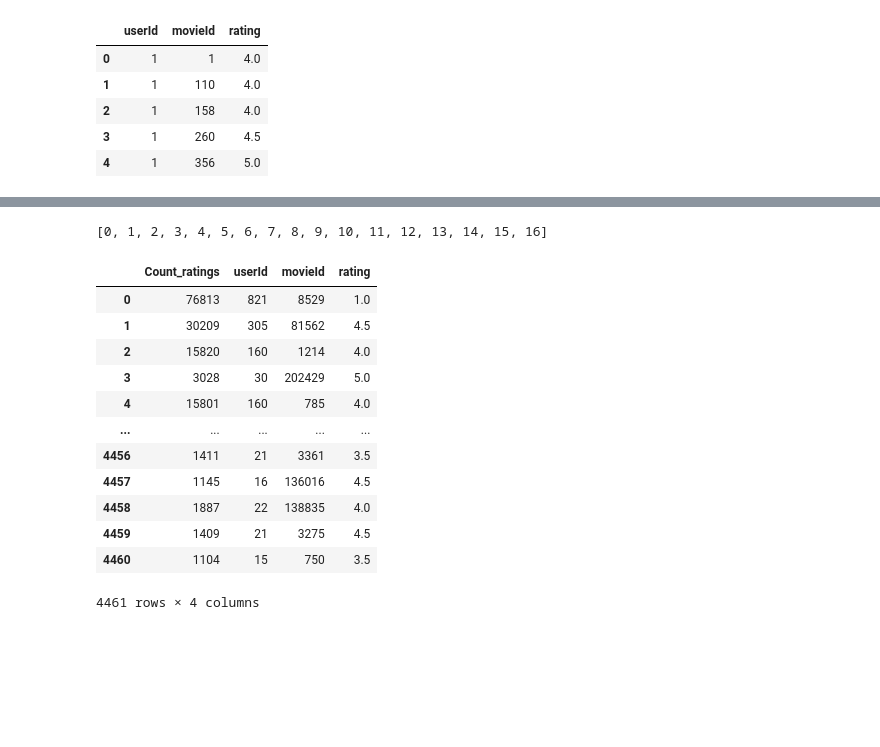
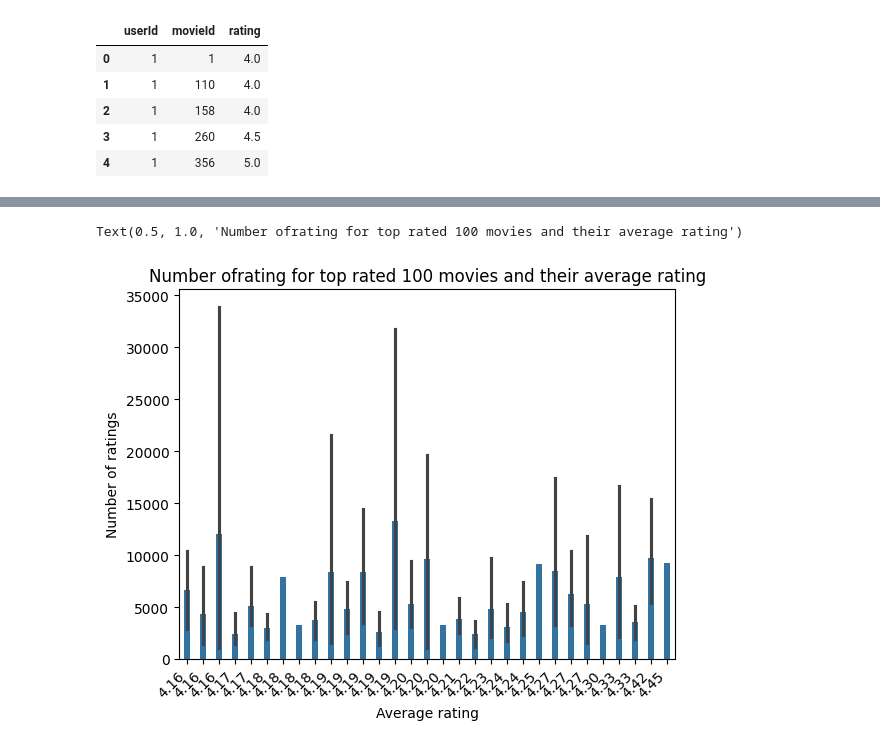
Before and after one commit to danlundh67/AI-recomend_predict, a Jupyter notebook: recommend.ipynb, the cells around one changed output, grey strips where cells are left out. Cells and saved outputs as stored; diff of their text form; code cells hidden in the pictures; blank space fills up the shorter version.

```diff
--- a/recommend.ipynb
+++ b/recommend.ipynb
@@ -146,24 +132,26 @@ xlabels = ['{:,.2f}'.format(x) for x in snsplot.get_xticks()]
-# %%
-# xlabels = ['{:,.2f}'.format(x) for x in snsplot.get_xticks()]
-# pd.merge(restaurant_ids_dataframe, restaurant_review_frame, on='business_id', how='outer')
-
-snsplot.get_xticks()
-# %% [output]
-[0, 1, 2, 3, 4, 5, 6, 7, 8, 9, 10, 11, 12, 13, 14, 15, 16]
-# %%
-#pd.DataFrame(df_test3).columns(['movieID', 'rating'])
-df_test2.rename_axis('Count_ratings').reset_index()
-# %% [output]
-|  | Count_ratings | userId | movieId | rating |
-| 0 | 76813 | 821 | 8529 | 1.0 |
-| 1 | 30209 | 305 | 81562 | 4.5 |
-| 2 | 15820 | 160 | 1214 | 4.0 |
-| 3 | 3028 | 30 | 202429 | 5.0 |
-| 4 | 15801 | 160 | 785 | 4.0 |
-| ... | ... | ... | ... | ... |
-| 4456 | 1411 | 21 | 3361 | 3.5 |
-| 4457 | 1145 | 16 | 136016 | 4.5 |
-| 4458 | 1887 | 22 | 138835 | 4.0 |
-| 4459 | 1409 | 21 | 3275 | 4.5 |
-| 4460 | 1104 | 15 | 750 | 3.5 |
-4461 rows × 4 columns
+# %%
+from matplotlib.ticker import FormatStrFormatter
+import matplotlib.ticker as ticker
+
+# En groupby för att räkna ut genomsnittligt betyg per film,
+# slå samman denna med antalet ratings per film (de som har fler
+# än 1000)
+
+df_test3=df_ratings.groupby(['movieId'])['rating'].mean()
+df_A=df_test2.rename_axis('Count_ratings').reset_index()
+df_B=df_test3.rename_axis('movieId').reset_index()
+df_all=pd.merge(df_A, df_B, on='movieId', how='inner').sort_values(by='rating_y',ascending = False)
+
+# Skapa en plot som visar antalet ratings mot genomsnittligt betyg
+# illustrarr att det inte finns ett samband mellan fler röster och
+# ett högt genomsnittligt betyg, OBS bara för de 200 med högst genomsnitligt betyg
+snsplot=sns.barplot(data = df_all.head(200), x = "rating_y", y = "Count_ratings", width=0.4)
+# with som help from Stack Overflow
+tick_labels = [f'{float(label.get_text()):.2f}' for label in snsplot.get_xticklabels()]
+snsplot.set_xticklabels(tick_labels, rotation=45, ha='right')
+snsplot.set_xlabel('Average rating')
+snsplot.set_ylabel('Number of ratings')
+snsplot.set_title('Number of ratings for top rated 100 movies and their average rating')
+# %% [output]
+Text(0.5, 1.0, 'Number ofrating for top rated 100 movies and their average rating')
+[figure, added]
```
Also changed, not shown: parts of 14 cells of this notebook.
